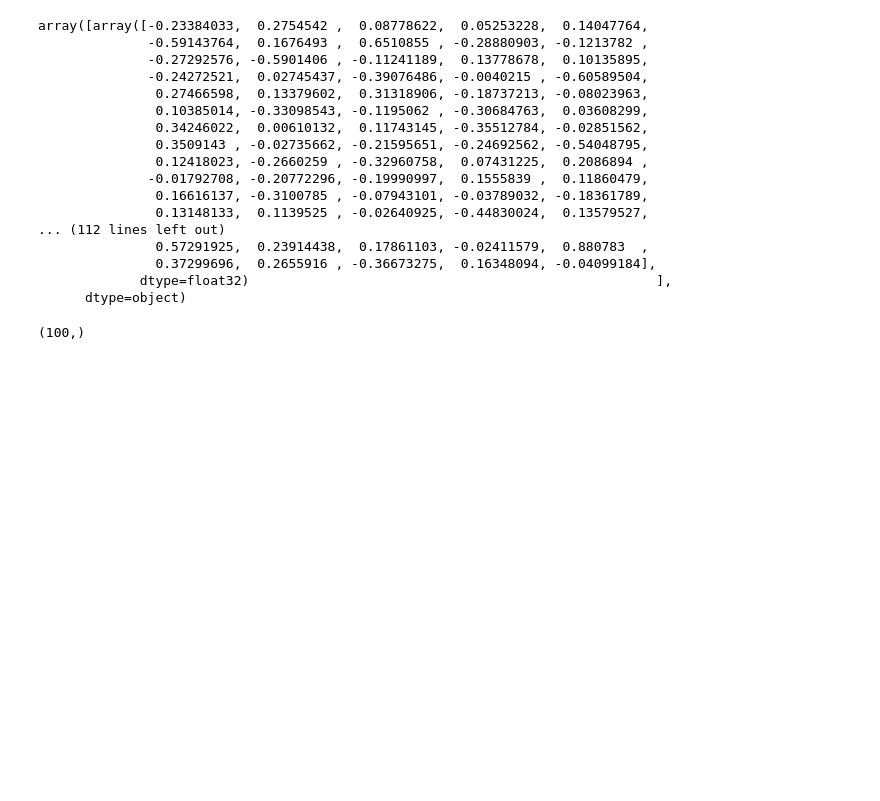
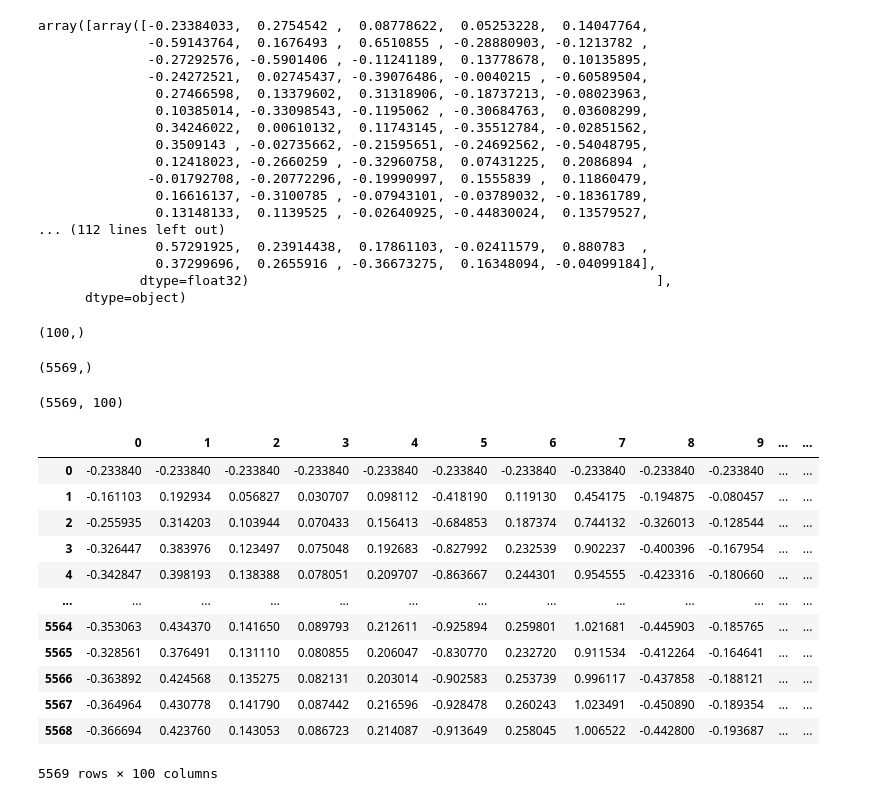
Before and after one commit to AMIYA-debug/sms-classify, a Jupyter notebook: w2v.ipynb, the cells around one changed output. Drawn from its saved outputs; the diff is of its cells as text; code cells hidden in the pictures; blank space fills up the shorter version.

```diff
--- a/w2v.ipynb
+++ b/w2v.ipynb
@@ -153,3 +153,47 @@ array([array([-0.23384033,  0.2754542 ,  0.08778622,  0.05253228,  0.14047764,
 x[10].shape
 # %% [output]
 (100,)
+# %%
+x.shape
+# %% [output]
+(5569,)
+# %%
+for i in range(len(x)):
+    x[i] = x[i].reshape((-1, 1))
+
+for i in range(len(x)):
+    x[i] = x[i].transpose()
+    # print(x[i].shape)
+
+
+x_new = np.empty((len(x), 100))
+
+for i in range(len(x_new)):
+    store = x[i].reshape(-1)
+
+    for j in range(100):
+        if j < len(store):
+            x_new[i][j]=store[j]
+        else:
+            x_new[i][j]=0
+
+print(x_new.shape)
+# %% [output]
+(5569, 100)
+# %%
+df=pd.DataFrame(x_new)
+df
+# %% [output]
+|  | 0 | 1 | 2 | 3 | 4 | 5 | 6 | 7 | 8 | 9 | ... | ... |
+| 0 | -0.233840 | -0.233840 | -0.233840 | -0.233840 | -0.233840 | -0.233840 | -0.233840 | -0.233840 | -0.233840 | -0.233840 | ... | ... |
+| 1 | -0.161103 | 0.192934 | 0.056827 | 0.030707 | 0.098112 | -0.418190 | 0.119130 | 0.454175 | -0.194875 | -0.080457 | ... | ... |
+| 2 | -0.255935 | 0.314203 | 0.103944 | 0.070433 | 0.156413 | -0.684853 | 0.187374 | 0.744132 | -0.326013 | -0.128544 | ... | ... |
+| 3 | -0.326447 | 0.383976 | 0.123497 | 0.075048 | 0.192683 | -0.827992 | 0.232539 | 0.902237 | -0.400396 | -0.167954 | ... | ... |
+| 4 | -0.342847 | 0.398193 | 0.138388 | 0.078051 | 0.209707 | -0.863667 | 0.244301 | 0.954555 | -0.423316 | -0.180660 | ... | ... |
+| ... | ... | ... | ... | ... | ... | ... | ... | ... | ... | ... | ... | ... |
+| 5564 | -0.353063 | 0.434370 | 0.141650 | 0.089793 | 0.212611 | -0.925894 | 0.259801 | 1.021681 | -0.445903 | -0.185765 | ... | ... |
+| 5565 | -0.328561 | 0.376491 | 0.131110 | 0.080855 | 0.206047 | -0.830770 | 0.232720 | 0.911534 | -0.412264 | -0.164641 | ... | ... |
+| 5566 | -0.363892 | 0.424568 | 0.135275 | 0.082131 | 0.203014 | -0.902583 | 0.253739 | 0.996117 | -0.437858 | -0.188121 | ... | ... |
+| 5567 | -0.364964 | 0.430778 | 0.141790 | 0.087442 | 0.216596 | -0.928478 | 0.260243 | 1.023491 | -0.450890 | -0.189354 | ... | ... |
+| 5568 | -0.366694 | 0.423760 | 0.143053 | 0.086723 | 0.214087 | -0.913649 | 0.258045 | 1.006522 | -0.442800 | -0.193687 | ... | ... |
+5569 rows × 100 columns
```
Also changed, not shown: parts of 4 cells of this notebook.
